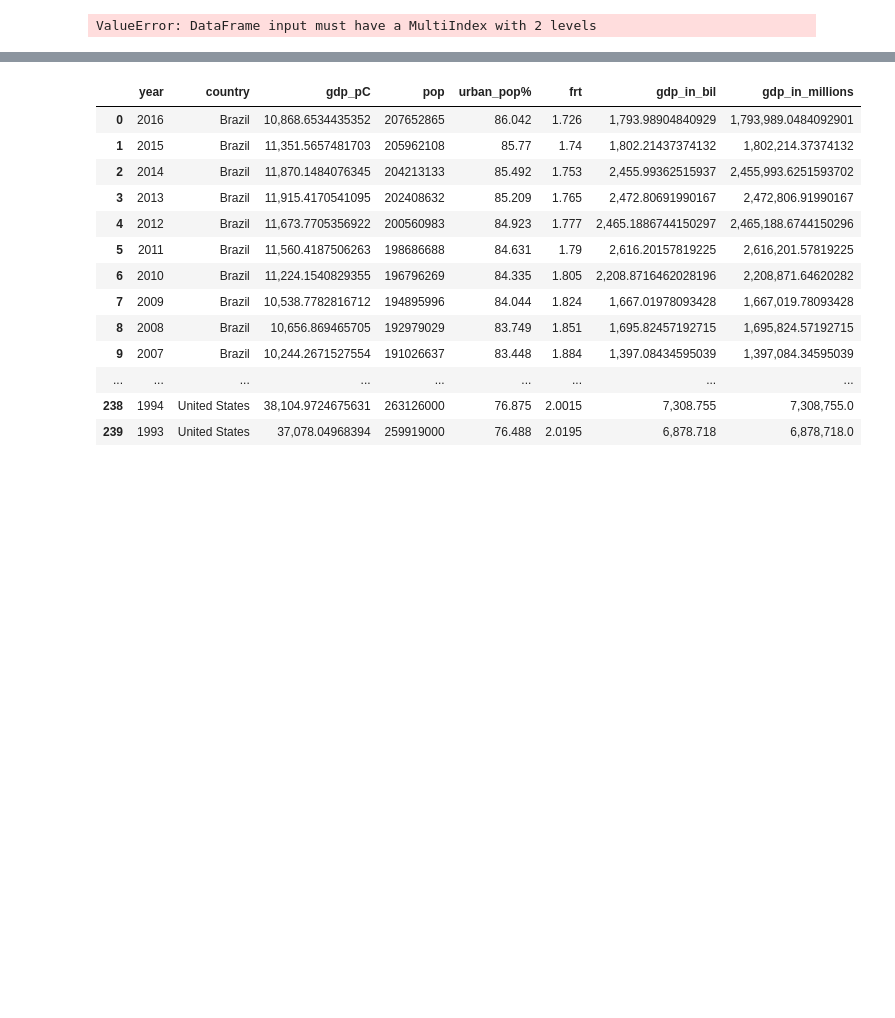
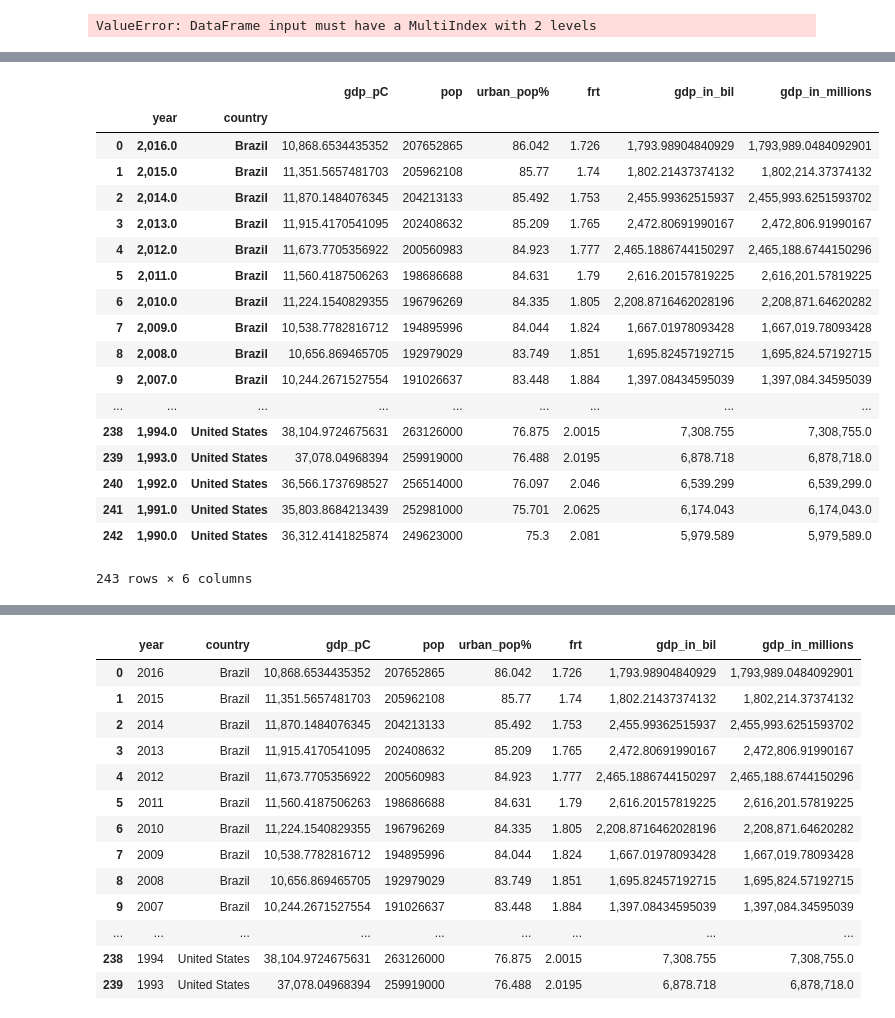
Before and after one commit to NumEconCopenhagen/projects-2019-tba, a Jupyter notebook: dataproject/dataproject/Dataproject_Marie/Version_1.ipynb, the cells around one changed output, grey strips where cells are left out. Cells and saved outputs as stored; diff of their text form; code cells hidden in the pictures; blank space fills up the shorter version.

```diff
--- a/dataproject/dataproject/Dataproject_Marie/Version_1.ipynb
+++ b/dataproject/dataproject/Dataproject_Marie/Version_1.ipynb
@@ -459,0 +453,23 @@ ModuleNotFoundError: No module named 'linearmodels'
+# %%
+#Marie correlation table
+data_wb
+# %% [output]
+|  |  |  | gdp_pC | pop | urban_pop% | frt | gdp_in_bil | gdp_in_millions |
+|  | year | country |  |  |  |  |  |  |
+| 0 | 2,016.0 | Brazil | 10,868.6534435352 | 207652865 | 86.042 | 1.726 | 1,793.98904840929 | 1,793,989.0484092901 |
+| 1 | 2,015.0 | Brazil | 11,351.5657481703 | 205962108 | 85.77 | 1.74 | 1,802.21437374132 | 1,802,214.37374132 |
+| 2 | 2,014.0 | Brazil | 11,870.1484076345 | 204213133 | 85.492 | 1.753 | 2,455.99362515937 | 2,455,993.6251593702 |
+| 3 | 2,013.0 | Brazil | 11,915.4170541095 | 202408632 | 85.209 | 1.765 | 2,472.80691990167 | 2,472,806.91990167 |
+| 4 | 2,012.0 | Brazil | 11,673.7705356922 | 200560983 | 84.923 | 1.777 | 2,465.1886744150297 | 2,465,188.6744150296 |
+| 5 | 2,011.0 | Brazil | 11,560.4187506263 | 198686688 | 84.631 | 1.79 | 2,616.20157819225 | 2,616,201.57819225 |
+| 6 | 2,010.0 | Brazil | 11,224.1540829355 | 196796269 | 84.335 | 1.805 | 2,208.8716462028196 | 2,208,871.64620282 |
+| 7 | 2,009.0 | Brazil | 10,538.7782816712 | 194895996 | 84.044 | 1.824 | 1,667.01978093428 | 1,667,019.78093428 |
+| 8 | 2,008.0 | Brazil | 10,656.869465705 | 192979029 | 83.749 | 1.851 | 1,695.82457192715 | 1,695,824.57192715 |
+| 9 | 2,007.0 | Brazil | 10,244.2671527554 | 191026637 | 83.448 | 1.884 | 1,397.08434595039 | 1,397,084.34595039 |
+| ... | ... | ... | ... | ... | ... | ... | ... | ... |
+| 238 | 1,994.0 | United States | 38,104.9724675631 | 263126000 | 76.875 | 2.0015 | 7,308.755 | 7,308,755.0 |
+| 239 | 1,993.0 | United States | 37,078.04968394 | 259919000 | 76.488 | 2.0195 | 6,878.718 | 6,878,718.0 |
+| 240 | 1,992.0 | United States | 36,566.1737698527 | 256514000 | 76.097 | 2.046 | 6,539.299 | 6,539,299.0 |
+| 241 | 1,991.0 | United States | 35,803.8684213439 | 252981000 | 75.701 | 2.0625 | 6,174.043 | 6,174,043.0 |
+| 242 | 1,990.0 | United States | 36,312.4141825874 | 249623000 | 75.3 | 2.081 | 5,979.589 | 5,979,589.0 |
+243 rows × 6 columns
```
Also changed, not shown: parts of 2 cells of this notebook.
